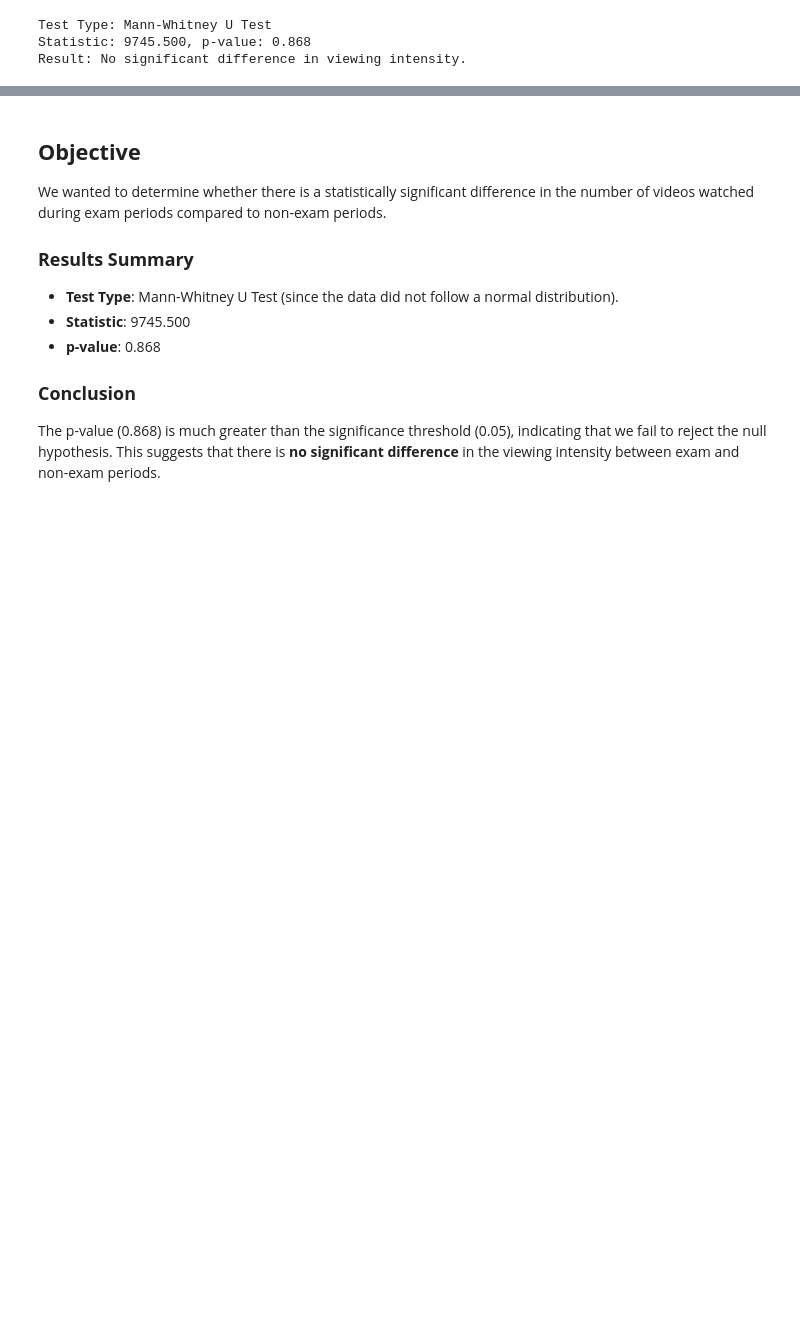
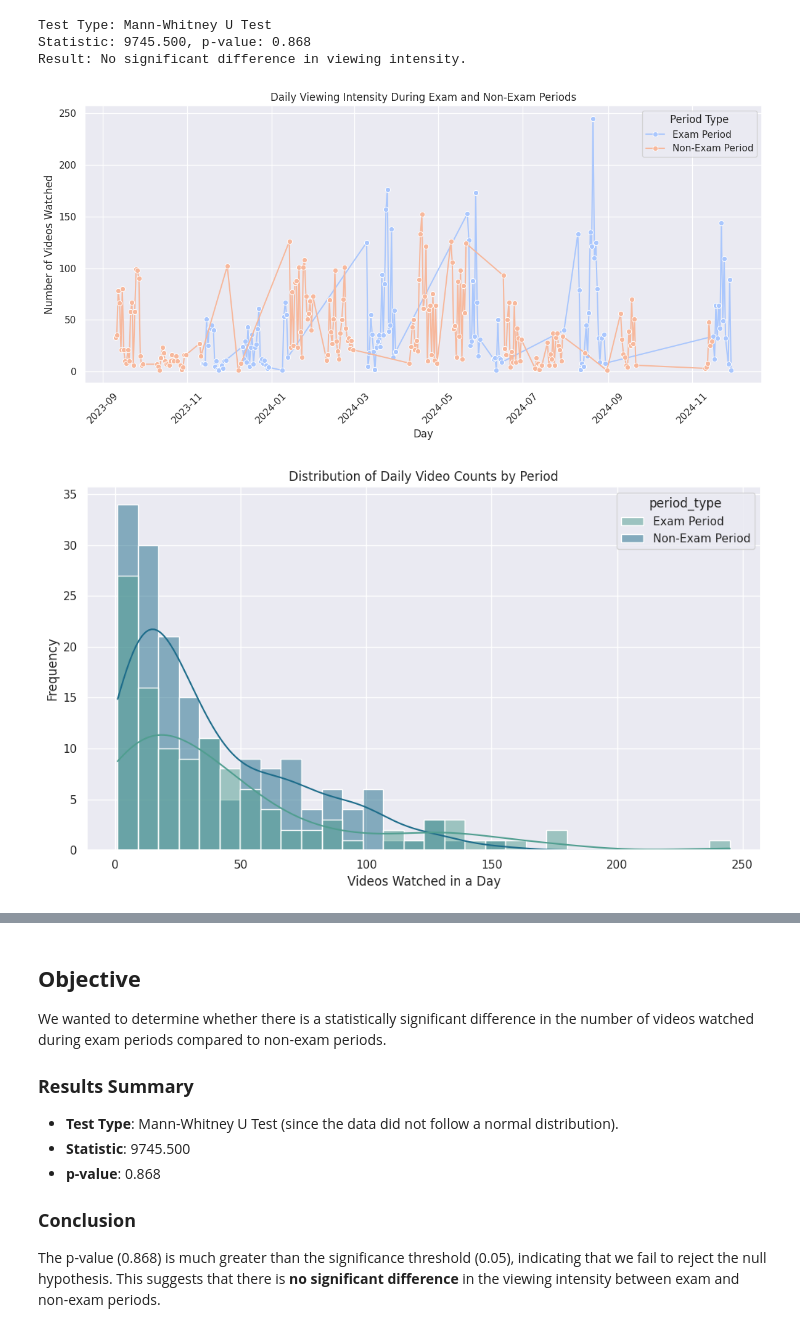
Before and after one commit to Polatvtnsvr/DSA210_PROJ, a Jupyter notebook: DSA210PROJ.ipynb, the cells around one changed output, grey strips where cells are left out. Saved outputs shown, nothing was run; the diff lists cells and outputs as text; code cells hidden in the pictures; blank space fills up the shorter version.

```diff
--- a/DSA210PROJ.ipynb
+++ b/DSA210PROJ.ipynb
@@ -494,3 +494,52 @@ else:
 Test Type: Mann-Whitney U Test
 Statistic: 9745.500, p-value: 0.868
 Result: No significant difference in viewing intensity.
+# %%
+import matplotlib.pyplot as plt
+import seaborn as sns
+import pandas as pd
+
+# Combine data for visualization
+data_combined = pd.DataFrame({
+    'day': list(exam_data.index) + list(non_exam_data.index),
+    'count': list(exam_data.values) + list(non_exam_data.values),
+    'period_type': ['Exam Period'] * len(exam_data) + ['Non-Exam Period'] * len(non_exam_data)
+})
+
+# 1. **Line Chart for Trends Over Time**
+plt.figure(figsize=(12, 6))
+sns.lineplot(data=data_combined, x='day', y='count', hue='period_type', marker='o', palette='coolwarm')
+plt.title('Daily Viewing Intensity During Exam and Non-Exam Periods')
+plt.xlabel('Day')
+plt.ylabel('Number of Videos Watched')
+plt.xticks(rotation=45)
+plt.legend(title='Period Type')
+plt.tight_layout()
+plt.show()
+
+# 2. **Histogram for Frequency Distribution**
+plt.figure(figsize=(10, 6))
+sns.histplot(data=data_combined, x='count', hue='period_type', kde=True, bins=30, palette='crest')
+plt.title('Distribution of Daily Video Counts by Period')
+plt.xlabel('Videos Watched in a Day')
+plt.ylabel('Frequency')
+plt.tight_layout()
+plt.show()
+
+# 3. **Percentage Contribution Bar Chart**
+summary = data_combined.groupby('period_type')['count'].sum().reset_index()
+summary['percentage'] = (summary['count'] / summary['count'].sum()) * 100
+
+plt.figure(figsize=(8, 5))
+sns.barplot(data=summary, x='period_type', y='percentage', palette='muted')
+plt.title('Percentage of Total Viewing Time During Exam vs Non-Exam Periods')
+plt.xlabel('Period Type')
+plt.ylabel('Percentage of Total Videos Watched')
+plt.ylim(0, 100)
+for index, row in summary.iterrows():
+    plt.text(index, row['percentage'] + 1, f"{row['percentage']:.1f}%", ha='center')
+plt.tight_layout()
+plt.show()
+# %% [output]
+[figure, added]
+[figure, added]
```
Also changed, not shown: parts of 8 cells of this notebook, 4 other files.
